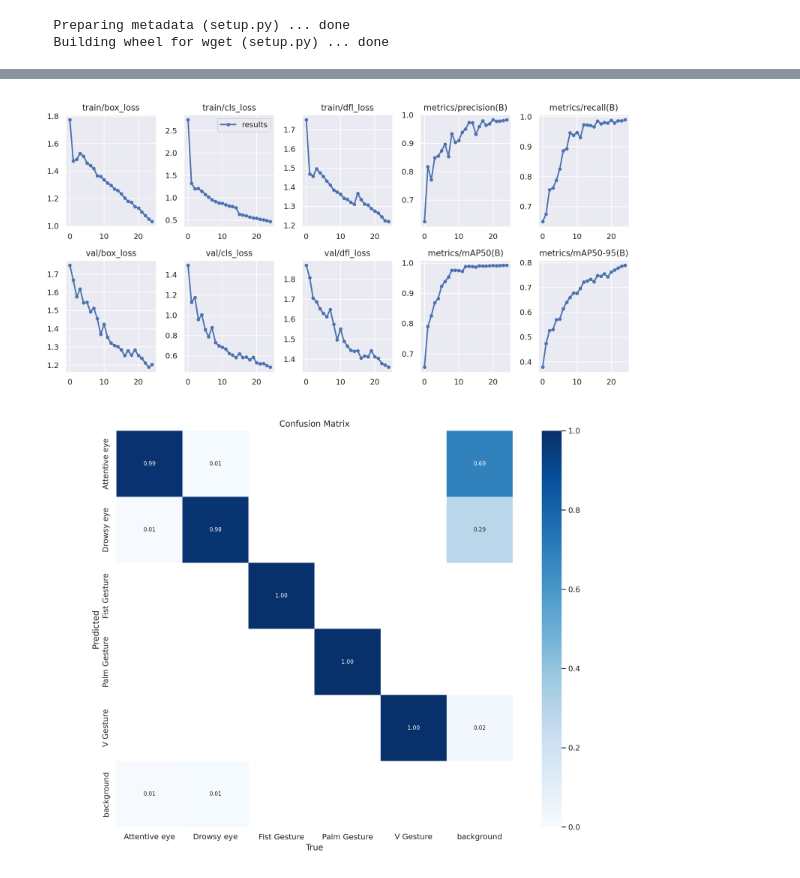
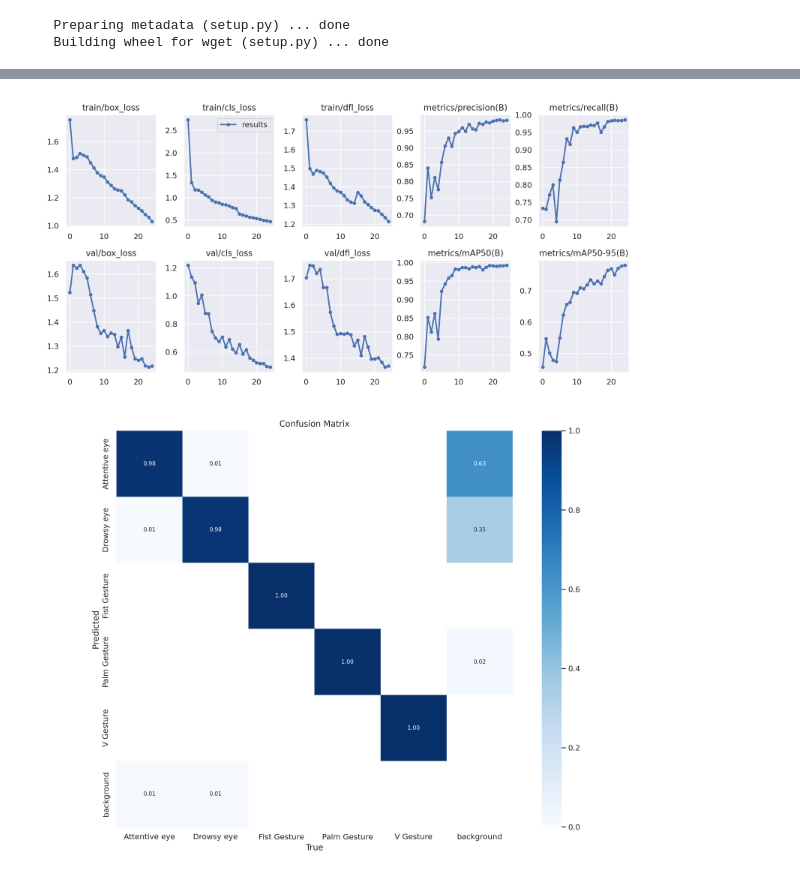
Before and after one commit to Folasewa/EmoAI_facerecognition, a Jupyter notebook: Attention_Final_Year.ipynb, the cells around one changed output, grey strips where cells are left out. Cells and saved outputs as stored; diff of their text form; code cells hidden in the pictures.

```diff
--- a/Attention_Final_Year.ipynb
+++ b/Attention_Final_Year.ipynb
@@ -81,12 +79,12 @@ FileNotFoundError: ignored
 # %%
 from IPython.display import Image
-display(Image("/content/datasets/runs/detect/train4/results.png", width=600))
+display(Image("/content/datasets/runs/detect/train2/results.png", width=600))
 # %% [output]
-[figure, old version]
+[figure, new version]
 # %%
 from IPython.display import Image
-display(Image("/content/datasets/runs/detect/train4/confusion_matrix.png", width=600))
+display(Image("/content/datasets/runs/detect/train2/confusion_matrix.png", width=600))
 # %% [output]
-[figure, old version]
+[figure, new version]
 # %%
 %cd '/content/datasets'
```
Also changed, not shown: parts of 10 cells of this notebook.
